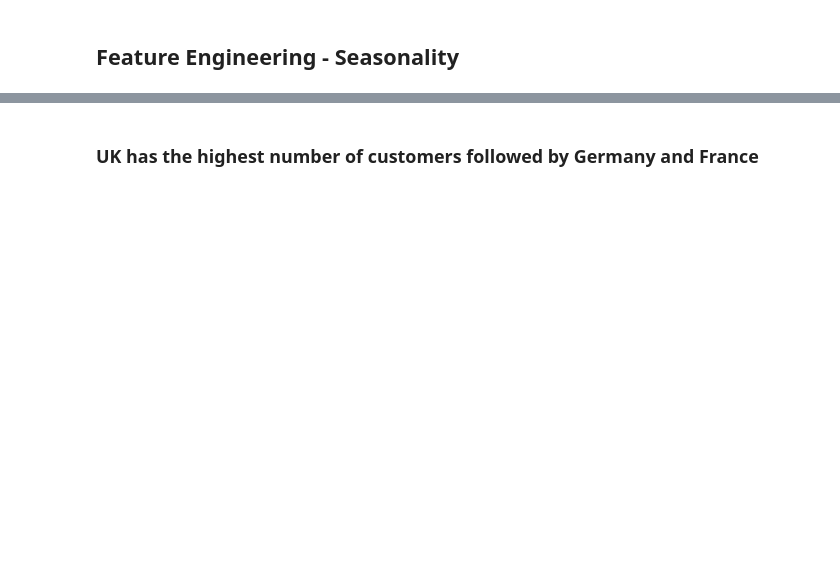
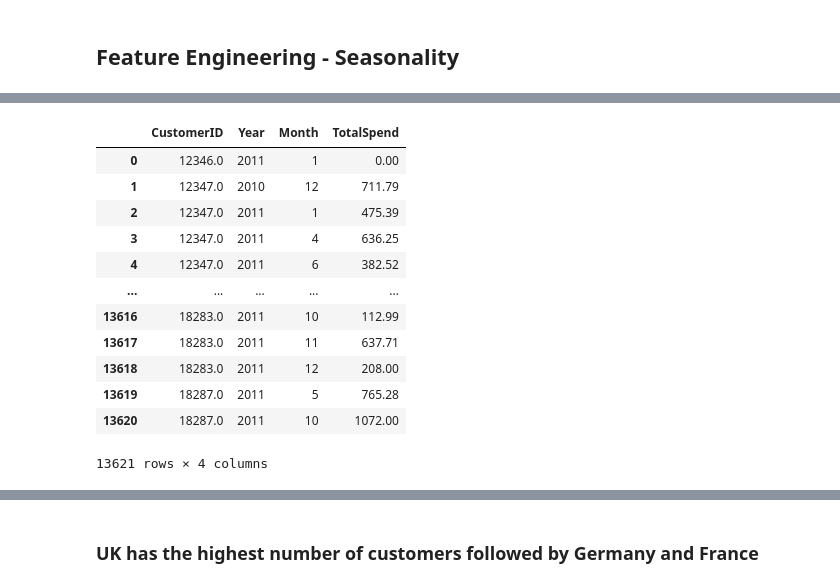
Before and after one commit to priyankabhatla/Customer_Segmentation_Retail, a Jupyter notebook: Online-Retail-Segmentation.ipynb, the cells around one changed output, grey strips where cells are left out. Saved outputs shown, nothing was run; the diff lists cells and outputs as text; code cells hidden in the pictures; blank space fills up the shorter version.

```diff
--- a/Online-Retail-Segmentation.ipynb
+++ b/Online-Retail-Segmentation.ipynb
@@ -1214,0 +1239,4 @@ customer_data.head(4)
+# %%
+# Extract month and year from InvoiceDate
+data['Year'] = data['InvoiceDate'].dt.year
+data['Month'] = data['InvoiceDate'].dt.month
@@ -1214,0 +1270,17 @@ customer_data.head(4)
+# %%
+monthly_spend=data.groupby(['CustomerID','Year','Month'])['TotalSpend'].sum().reset_index()
+monthly_spend
+# %% [output]
+|  | CustomerID | Year | Month | TotalSpend |
+| 0 | 12346.0 | 2011 | 1 | 0.00 |
+| 1 | 12347.0 | 2010 | 12 | 711.79 |
+| 2 | 12347.0 | 2011 | 1 | 475.39 |
+| 3 | 12347.0 | 2011 | 4 | 636.25 |
+| 4 | 12347.0 | 2011 | 6 | 382.52 |
+| ... | ... | ... | ... | ... |
+| 13616 | 18283.0 | 2011 | 10 | 112.99 |
+| 13617 | 18283.0 | 2011 | 11 | 637.71 |
+| 13618 | 18283.0 | 2011 | 12 | 208.00 |
+| 13619 | 18287.0 | 2011 | 5 | 765.28 |
+| 13620 | 18287.0 | 2011 | 10 | 1072.00 |
+13621 rows × 4 columns
```
Also changed, not shown: parts of 36 cells of this notebook.
